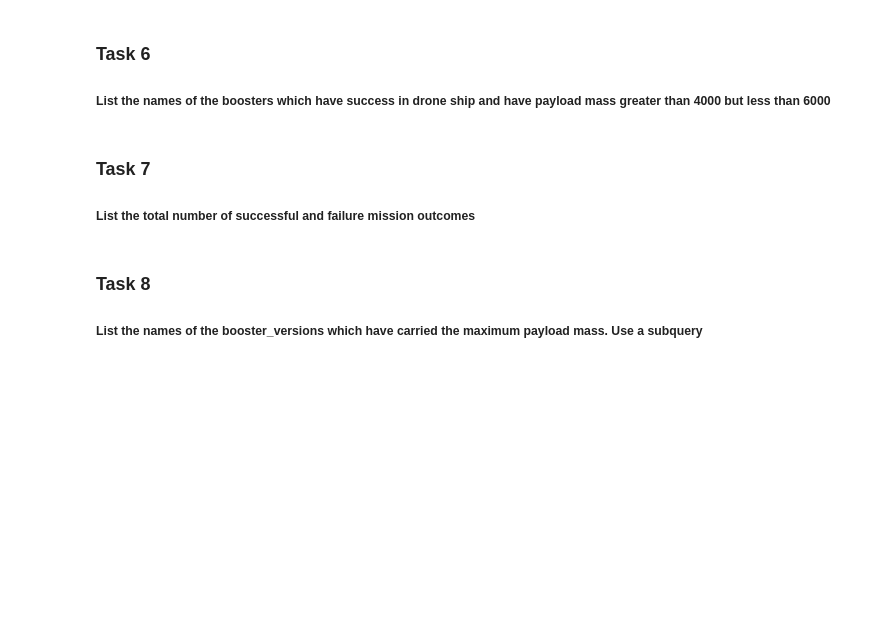
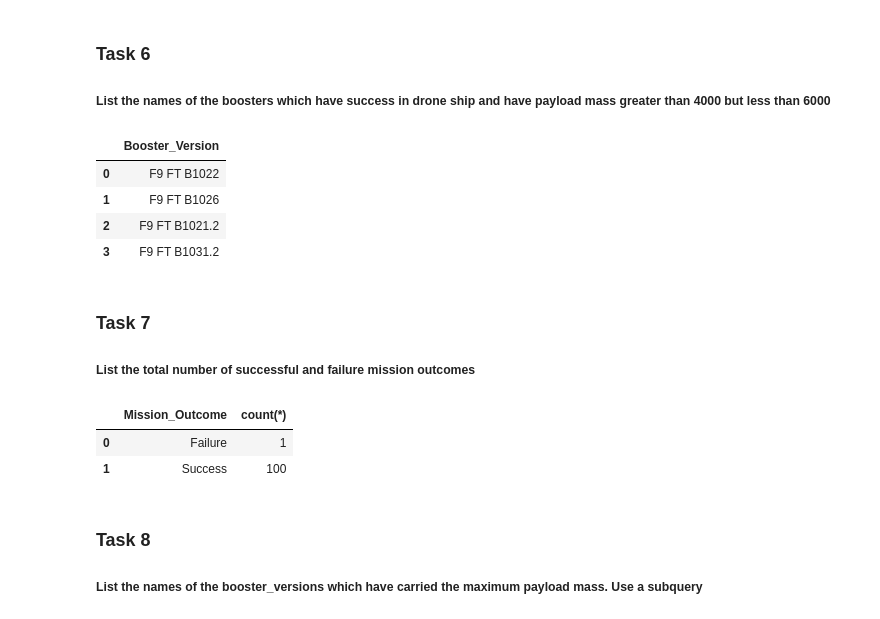
Before and after one commit to researchsam/IBM_tutorials, a Jupyter notebook: exploratorysql.ipynb, the cells around one changed output. Drawn from its saved outputs; the diff is of its cells as text; code cells hidden in the pictures; blank space fills up the shorter version.

```diff
--- a/exploratorysql.ipynb
+++ b/exploratorysql.ipynb
@@ -222,10 +225,26 @@ q
 ### Task 6
 
 ##### List the names of the boosters which have success in drone ship and have payload mass greater than 4000 but less than 6000
+# %%
+q = pd.read_sql("select distinct Booster_Version from spacexdata where Landing__Outcome='Success (drone ship)' and PAYLOAD_MASS__KG_ between 4000 and 6000", conn)
+q
+# %% [output]
+|  | Booster_Version |
+| 0 | F9 FT B1022 |
+| 1 | F9 FT B1026 |
+| 2 | F9 FT B1021.2 |
+| 3 | F9 FT B1031.2 |
 # %% [markdown]
 ### Task 7
 
 ##### List the total number of successful and failure mission outcomes
+# %%
+q = pd.read_sql("select substr(Mission_Outcome,1,7) as Mission_Outcome, count(*) from spacexdata  group by 1", conn)
+q
+# %% [output]
+|  | Mission_Outcome | count(*) |
+| 0 | Failure | 1 |
+| 1 | Success | 100 |
 # %% [markdown]
 ### Task 8
 
```
Also changed, not shown: parts of 4 cells of this notebook.
